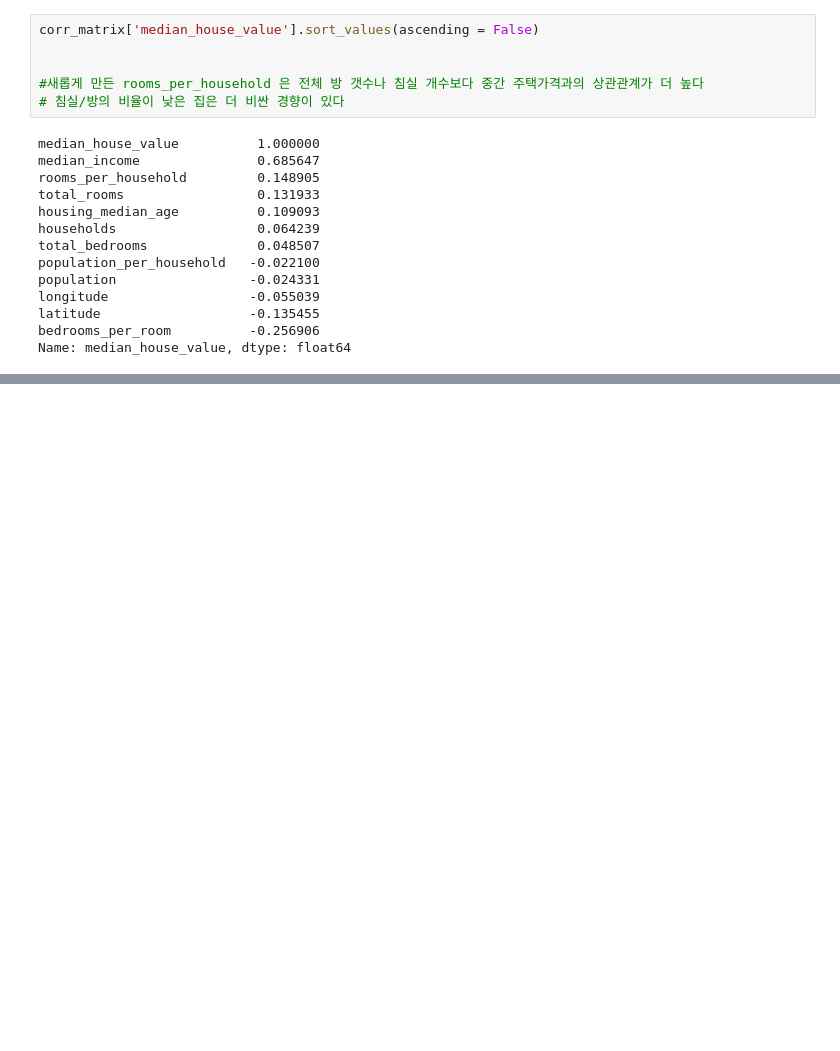
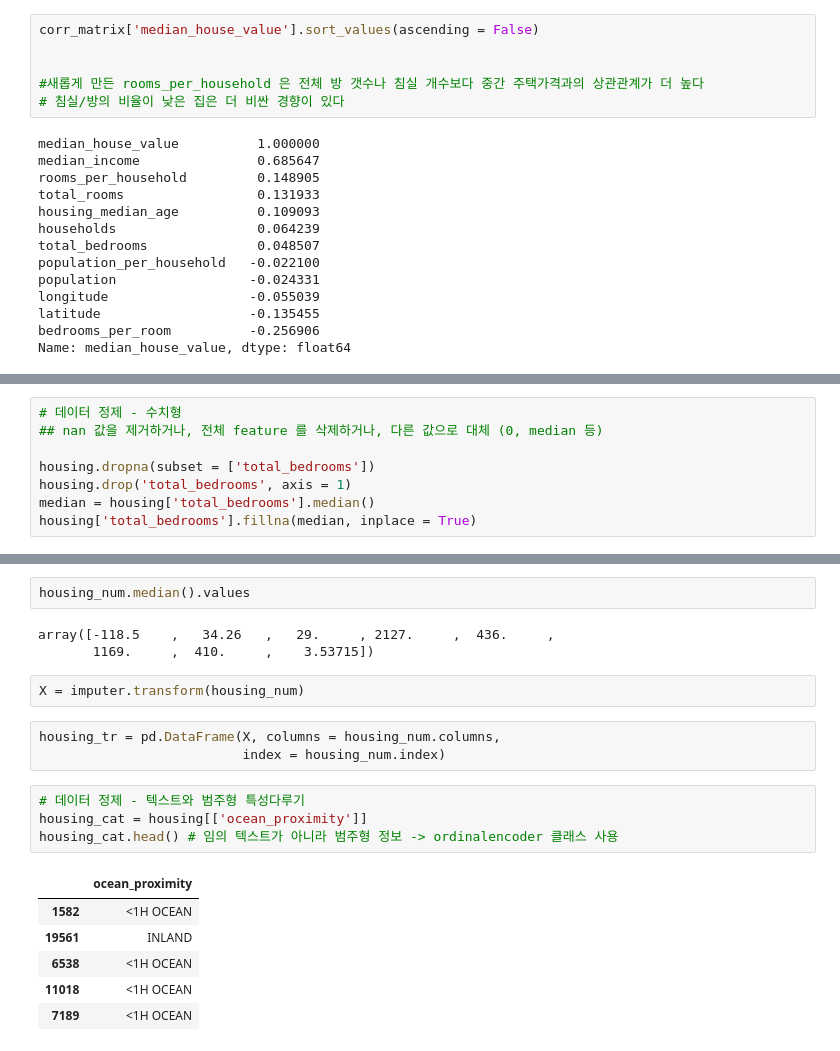
Before and after one commit to jinseriouspark/Today_I_Learned, a Jupyter notebook: book/handson_ml/2장_–_머신러닝_프로젝트_처음부터_끝까지.ipynb, the cells around one changed output, grey strips where cells are left out. Saved outputs shown, nothing was run; the diff lists cells and outputs as text; blank space fills up the shorter version.

```diff
--- a/book/handson_ml/2장_–_머신러닝_프로젝트_처음부터_끝까지.ipynb
+++ b/book/handson_ml/2장_–_머신러닝_프로젝트_처음부터_끝까지.ipynb
@@ -339,0 +338,8 @@ NameError: name 'strat' is not defined
+# %%
+# 데이터 정제 - 수치형
+## nan 값을 제거하거나, 전체 feature 를 삭제하거나, 다른 값으로 대체 (0, median 등)
+
+housing.dropna(subset = ['total_bedrooms'])
+housing.drop('total_bedrooms', axis = 1)
+median = housing['total_bedrooms'].median()
+housing['total_bedrooms'].fillna(median, inplace = True)
@@ -339,0 +360,21 @@ NameError: name 'strat' is not defined
+# %%
+housing_num.median().values
+# %% [output]
+array([-118.5    ,   34.26   ,   29.     , 2127.     ,  436.     ,
+       1169.     ,  410.     ,    3.53715])
+# %%
+X = imputer.transform(housing_num)
+# %%
+housing_tr = pd.DataFrame(X, columns = housing_num.columns,
+                          index = housing_num.index)
+# %%
+# 데이터 정제 - 텍스트와 범주형 특성다루기
+housing_cat = housing[['ocean_proximity']]
+housing_cat.head() # 임의 텍스트가 아니라 범주형 정보 -> ordinalencoder 클래스 사용
+# %% [output]
+|  | ocean_proximity |
+| 1582 | <1H OCEAN |
+| 19561 | INLAND |
+| 6538 | <1H OCEAN |
+| 11018 | <1H OCEAN |
+| 7189 | <1H OCEAN |
```
Also changed, not shown: parts of 42 cells of this notebook.
